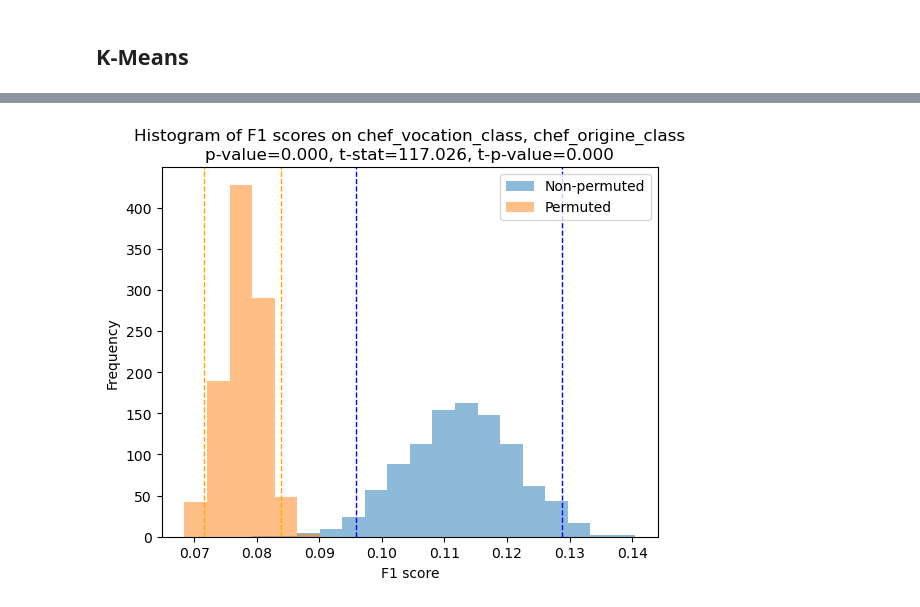
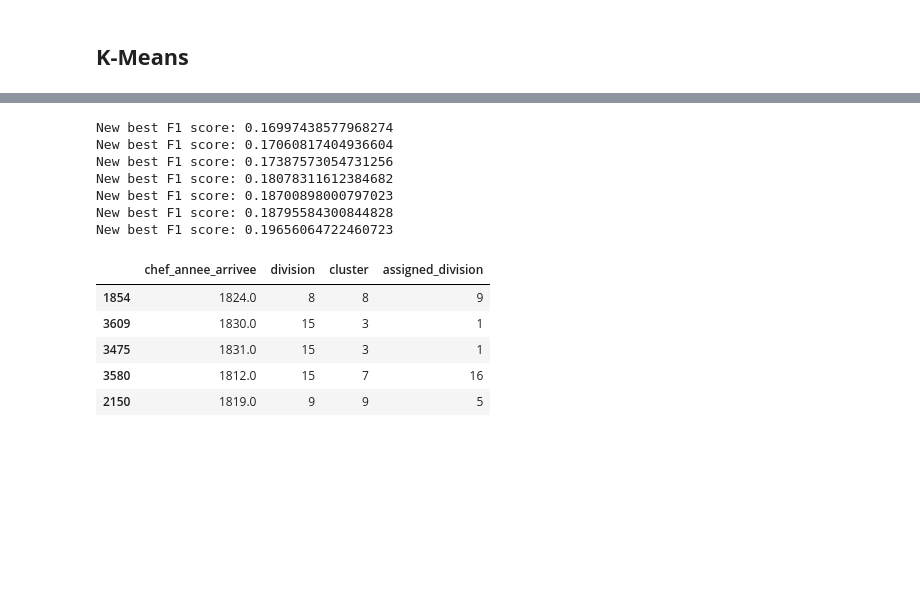
Before and after one commit to ozan-guven/HUM-450-Project, a Jupyter notebook: notebooks/clustering.ipynb, the cells around one changed output, grey strips where cells are left out. Cells and saved outputs as stored; diff of their text form; code cells hidden in the pictures; blank space fills up the shorter version.

```diff
--- a/notebooks/clustering.ipynb
+++ b/notebooks/clustering.ipynb
@@ -210,6 +223,0 @@ run_and_show_stats(df, features=FEATURES, n_bootstrap=N_BOOTSTRAP, n_runs=N_RUNS
-# %%
-N_RUNS = 1000
-N_BOOTSTRAP = 10000
-FEATURES = ['chef_annee_naissance']
-
-run_and_show_stats(df, features=FEATURES, n_bootstrap=N_BOOTSTRAP, n_runs=N_RUNS)
@@ -218,6 +223,0 @@ run_and_show_stats(df, features=FEATURES, n_bootstrap=N_BOOTSTRAP, n_runs=N_RUNS
-# %%
-N_RUNS = 1000
-N_BOOTSTRAP = 10000
-FEATURES = ['chef_origine_class']
-
-run_and_show_stats(df, features=FEATURES, n_bootstrap=N_BOOTSTRAP, n_runs=N_RUNS)
@@ -234,8 +224,35 @@ run_and_show_stats(df, features=FEATURES, n_bootstrap=N_BOOTSTRAP, n_runs=N_RUNS
-# %%
-N_RUNS = 1000
-N_BOOTSTRAP = 10000
-FEATURES = ['chef_vocation_class', 'chef_origine_class']
-
-run_and_show_stats(df, features=FEATURES, n_bootstrap=N_BOOTSTRAP, n_runs=N_RUNS)
-# %% [output]
-[figure, removed]
+# %%
+N_TRIES = 100
+N_BOOTSTRAP = 100000
+FEATURES = ['chef_annee_arrivee']# ['chef_vocation_class', 'chef_origine_class', 'chef_annee_naissance', 'chef_annee_arrivee']
+
+best_f1_score_val = 0
+best_df_cluster = None
+for _ in range(N_TRIES):
+    # Fit the data
+    df_cluster = get_df_cluster(df, features=FEATURES, n_bootstrap=N_BOOTSTRAP, permute=False)
+    cluster_division_assignment = get_cluster_division_assignment(df_cluster)
+    df_cluster['assigned_division'] = df_cluster['cluster'].map(cluster_division_assignment)
+
+    # Evaluate the model
+    f1_score_val = f1_score(df_cluster["division"], df_cluster["assigned_division"], average="weighted")
+    if f1_score_val > best_f1_score_val:
+        print(f"New best F1 score: {f1_score_val}")
+        best_f1_score_val = f1_score_val
+        best_df_cluster = df_cluster
+
+best_df_cluster.head()
+# %% [output]
+New best F1 score: 0.16997438577968274
+New best F1 score: 0.17060817404936604
+New best F1 score: 0.17387573054731256
+New best F1 score: 0.18078311612384682
+New best F1 score: 0.18700898000797023
+New best F1 score: 0.18795584300844828
+New best F1 score: 0.19656064722460723
+|  | chef_annee_arrivee | division | cluster | assigned_division |
+| 1854 | 1824.0 | 8 | 8 | 9 |
+| 3609 | 1830.0 | 15 | 3 | 1 |
+| 3475 | 1831.0 | 15 | 3 | 1 |
+| 3580 | 1812.0 | 15 | 7 | 16 |
+| 2150 | 1819.0 | 9 | 9 | 5 |
```
Also changed, not shown: parts of 16 cells of this notebook, 40 other files.
